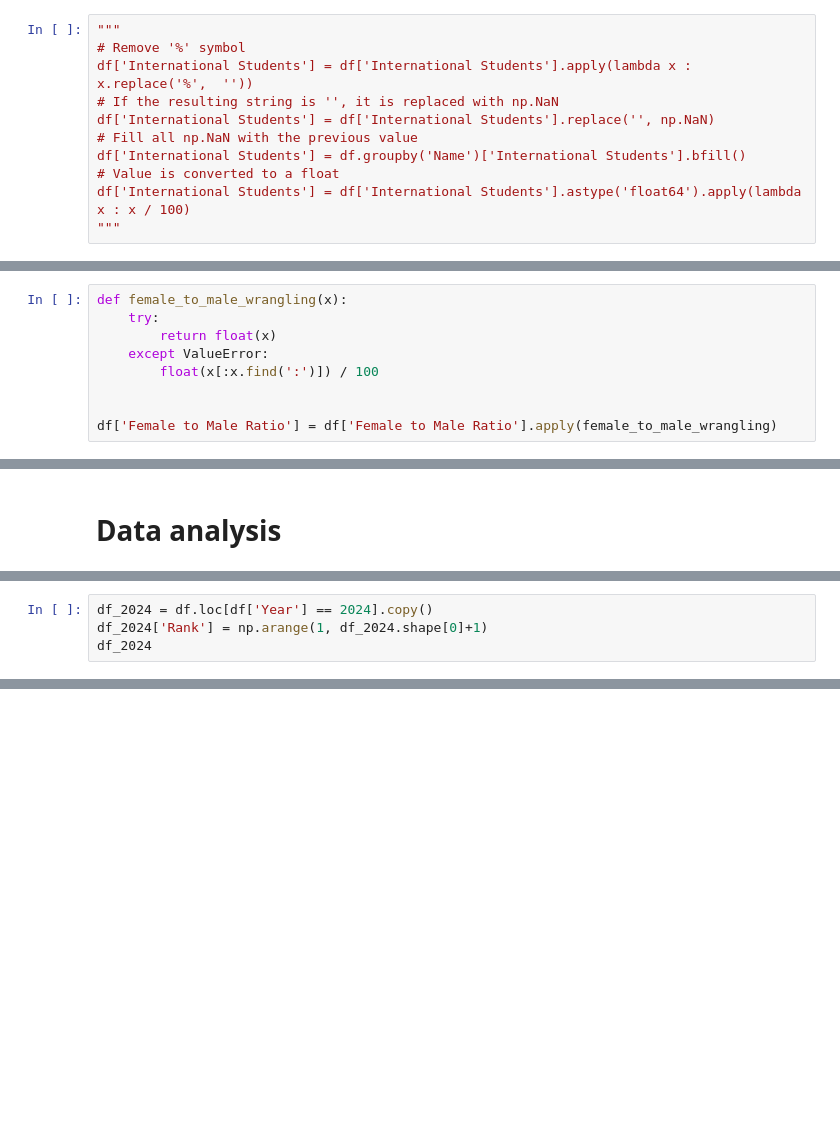
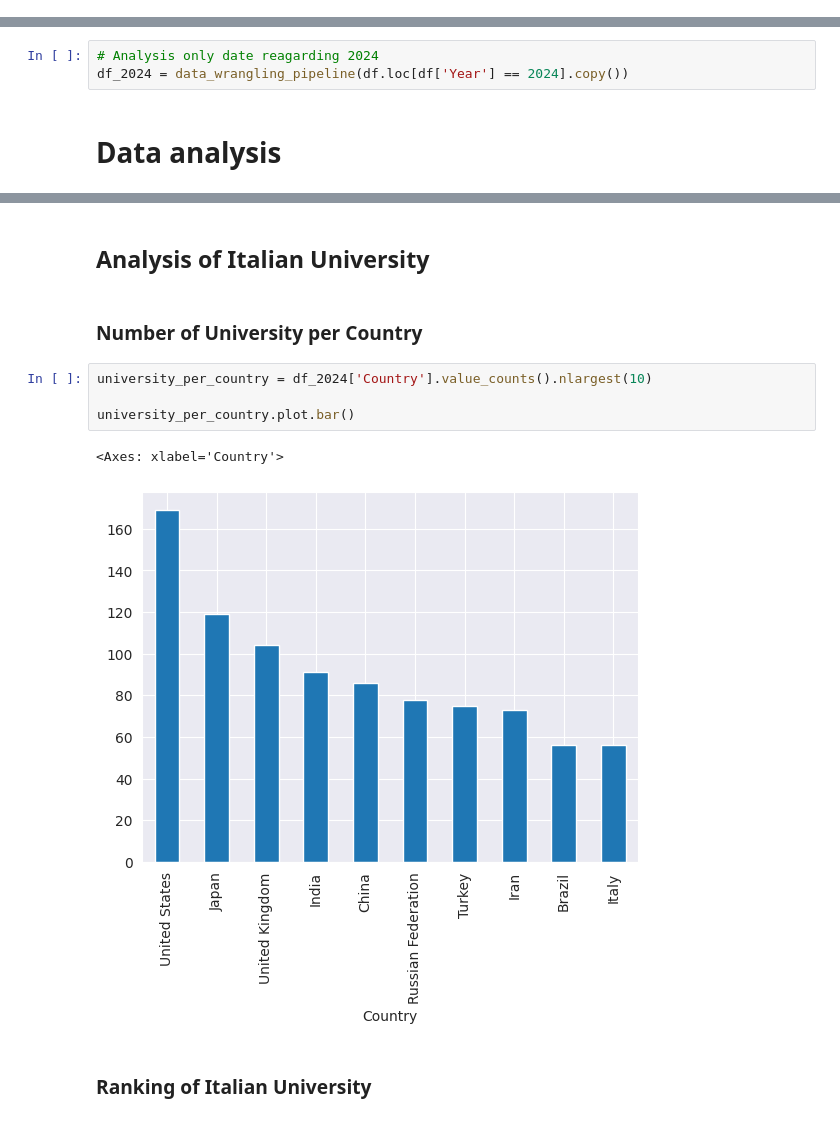
Before and after one commit to PaoloCarlevero/portfolio, a Jupyter notebook: python/top_world_university/the_world_university.ipynb, the cells around one changed output, grey strips where cells are left out. Cells and saved outputs as stored; diff of their text form; blank space fills up the shorter version.

Commit message:
Revisioned university project

```diff
--- a/python/top_world_university/the_world_university.ipynb
+++ b/python/top_world_university/the_world_university.ipynb
@@ -104,11 +95,0 @@ plt.ylim([0, 100])
-# %%
-"""
-# Remove '%' symbol
-df['International Students'] = df['International Students'].apply(lambda x : x.replace('%',  ''))
-# If the resulting string is '', it is replaced with np.NaN
-df['International Students'] = df['International Students'].replace('', np.NaN)
-# Fill all np.NaN with the previous value
-df['International Students'] = df.groupby('Name')['International Students'].bfill()
-# Value is converted to a float
-df['International Students'] = df['International Students'].astype('float64').apply(lambda x : x / 100)
-"""
@@ -144,9 +95,0 @@ plt.xlim([0, 1])
-# %%
-def female_to_male_wrangling(x):
-    try:
-        return float(x)
-    except ValueError:
-        float(x[:x.find(':')]) / 100
-
-
-df['Female to Male Ratio'] = df['Female to Male Ratio'].apply(female_to_male_wrangling)
@@ -169,2 +165,5 @@ plt.xlim([0, 1])
+# %%
+# Analysis only date reagarding 2024
+df_2024 = data_wrangling_pipeline(df.loc[df['Year'] == 2024].copy())
 # %% [markdown]
 # **Data analysis**
@@ -204,7 +205,3 @@ Industry Impact            0
 International Outlook      0
 Year                       0
 dtype: int64
-# %%
-df_2024 = df.loc[df['Year'] == 2024].copy()
-df_2024['Rank'] = np.arange(1, df_2024.shape[0]+1)
-df_2024
@@ -224,0 +208,13 @@ df_2024
+# %% [markdown]
+## Analysis of Italian University
+# %% [markdown]
+### Number of University per Country
+# %%
+university_per_country = df_2024['Country'].value_counts().nlargest(10)
+
+university_per_country.plot.bar()
+# %% [output]
+<Axes: xlabel='Country'>
+[figure, added]
+# %% [markdown]
+### Ranking of Italian University
```
Also changed, not shown: parts of 42 cells of this notebook.
